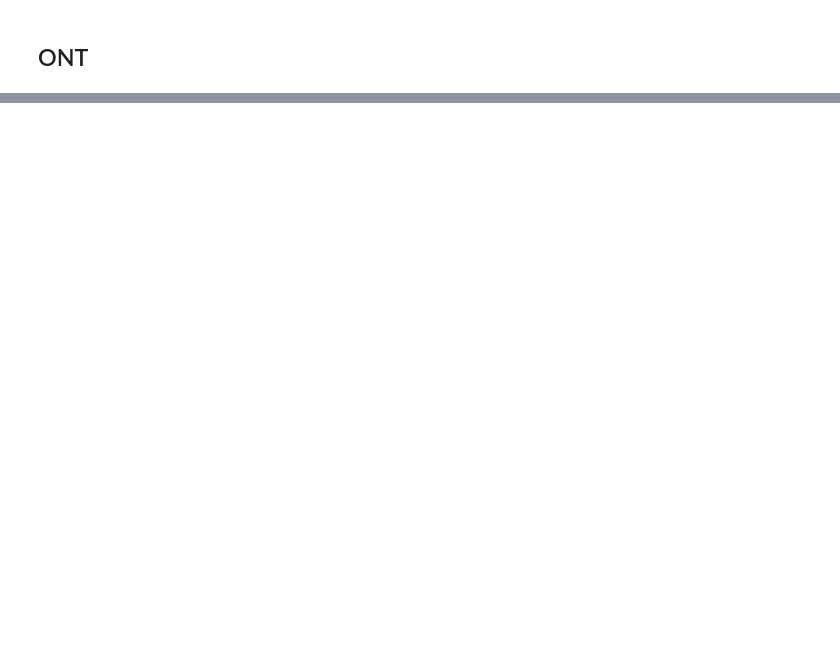
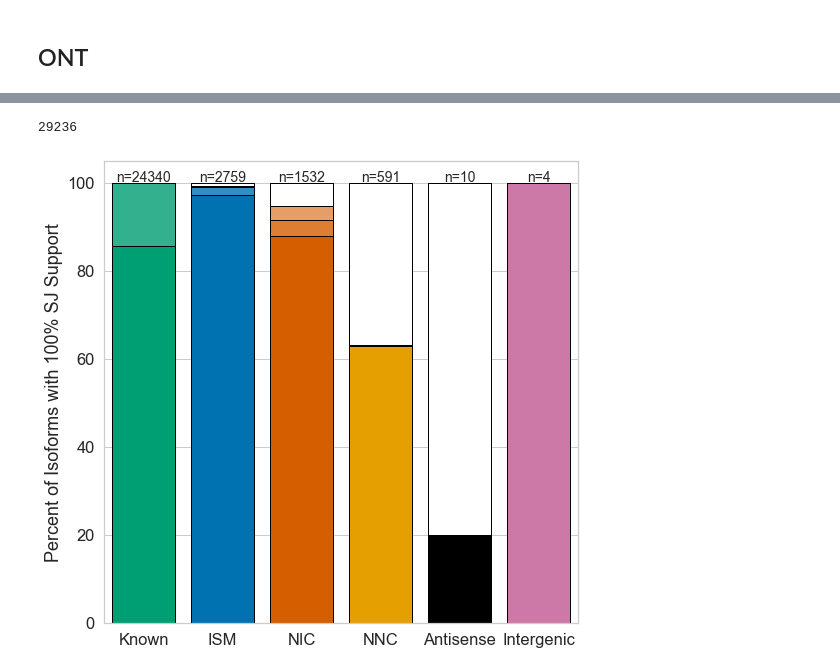
Before and after one commit to mortazavilab/TALON-paper-2020, a Jupyter notebook: splicing_analyses/isoform_support.ipynb, the cells around one changed output, grey strips where cells are left out. Drawn from its saved outputs; the diff is of its cells as text; code cells hidden in the pictures; blank space fills up the shorter version.

```diff
--- a/splicing_analyses/isoform_support.ipynb
+++ b/splicing_analyses/isoform_support.ipynb
@@ -169,0 +197,10 @@ plot_unsupp_sjs_by_nov(sj_file, sj_nov_file, 'figures/ONT_GM12878')
+# %%
+sj_support = 'pb_GM12878_sj_tid_support.tsv'
+ab = 'pb_ont_talon_abundance_filtered.tsv'
+sj_nov = 'pb_talon_GM12878_sjs_novelty.tab'
+
+nov = comput_suport(sj_support, ab, sj_nov)
+plot_plot(nov, 'pb_GM12878')
+# %% [output]
+29236
+[figure, added]
```
Also changed, not shown: parts of 45 cells of this notebook, 3 other files.
